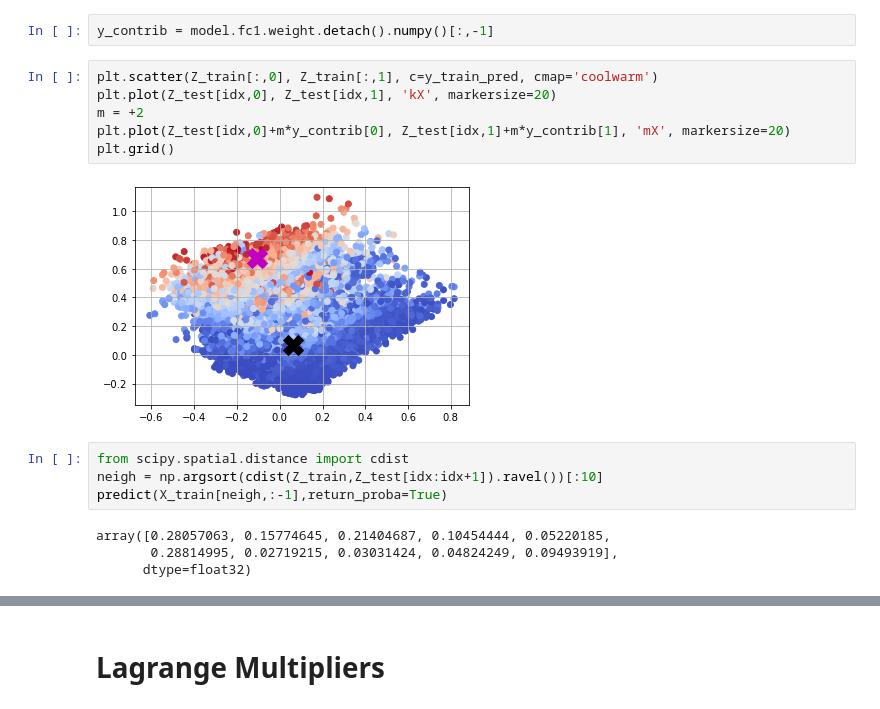
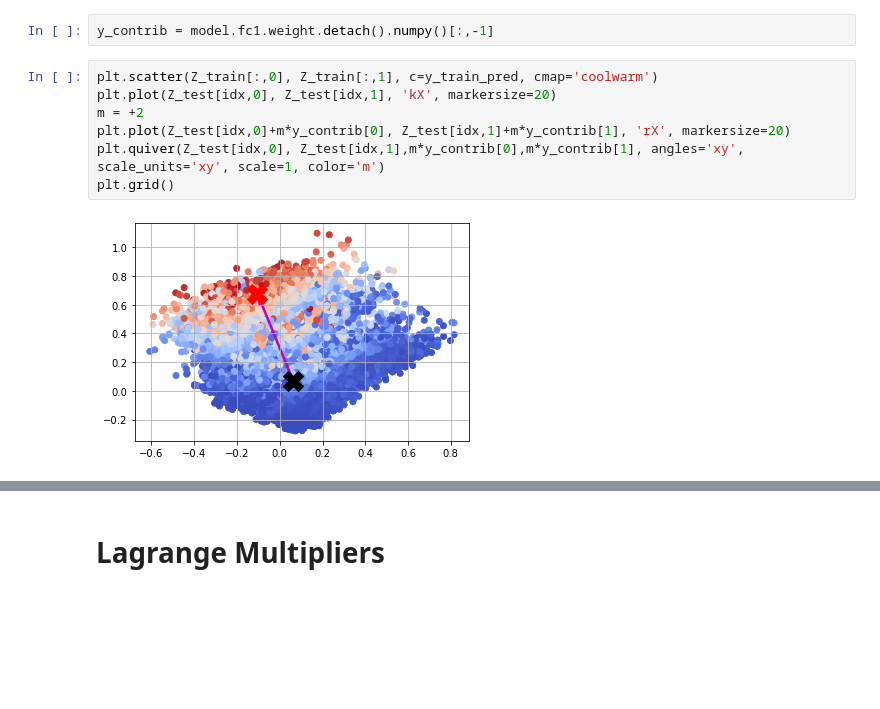
Before and after one commit to francescobodria/posthoc-similaryclass-counterfactuals, a Jupyter notebook: Adult_Mixed_distance.ipynb, the cells around one changed output, grey strips where cells are left out. Saved outputs shown, nothing was run; the diff lists cells and outputs as text; blank space fills up the shorter version.

Commit message:
added_range_graphs

```diff
--- a/Adult_Mixed_distance.ipynb
+++ b/Adult_Mixed_distance.ipynb
@@ -273,16 +273,9 @@ y_contrib = model.fc1.weight.detach().numpy()[:,-1]
 # %%
 plt.scatter(Z_train[:,0], Z_train[:,1], c=y_train_pred, cmap='coolwarm')
 plt.plot(Z_test[idx,0], Z_test[idx,1], 'kX', markersize=20)
 m = +2
-plt.plot(Z_test[idx,0]+m*y_contrib[0], Z_test[idx,1]+m*y_contrib[1], 'mX', markersize=20)
+plt.plot(Z_test[idx,0]+m*y_contrib[0], Z_test[idx,1]+m*y_contrib[1], 'rX', markersize=20)
+plt.quiver(Z_test[idx,0], Z_test[idx,1],m*y_contrib[0],m*y_contrib[1], angles='xy', scale_units='xy', scale=1, color='m')
 plt.grid()
 # %% [output]
-[figure, old version]
+[figure, new version]
-# %%
-from scipy.spatial.distance import cdist
-neigh = np.argsort(cdist(Z_train,Z_test[idx:idx+1]).ravel())[:10]
-predict(X_train[neigh,:-1],return_proba=True)
-# %% [output]
-array([0.28057063, 0.15774645, 0.21404687, 0.10454444, 0.05220185,
-       0.28814995, 0.02719215, 0.03031424, 0.04824249, 0.09493919],
-      dtype=float32)
```
Also changed, not shown: parts of 15 cells of this notebook.
